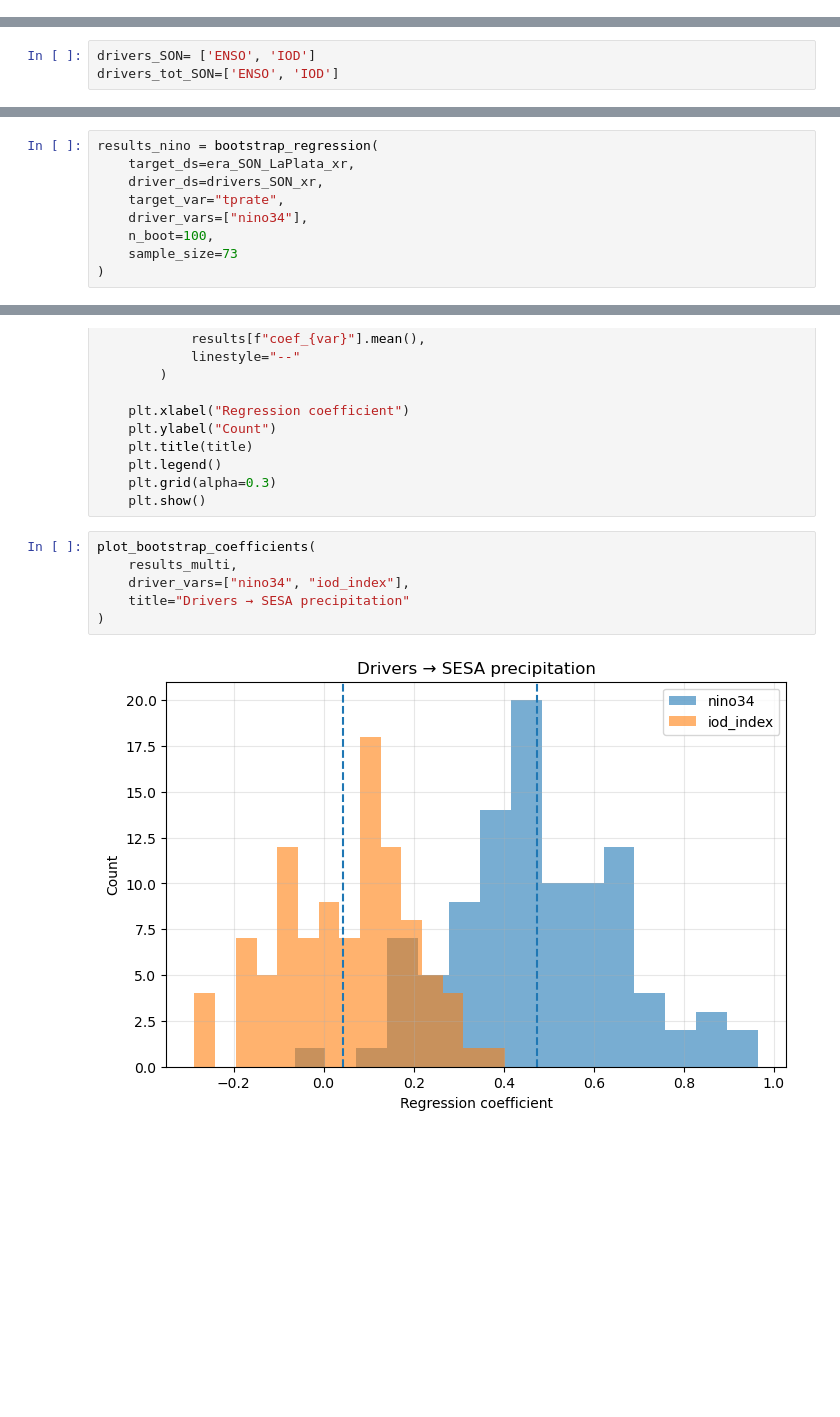
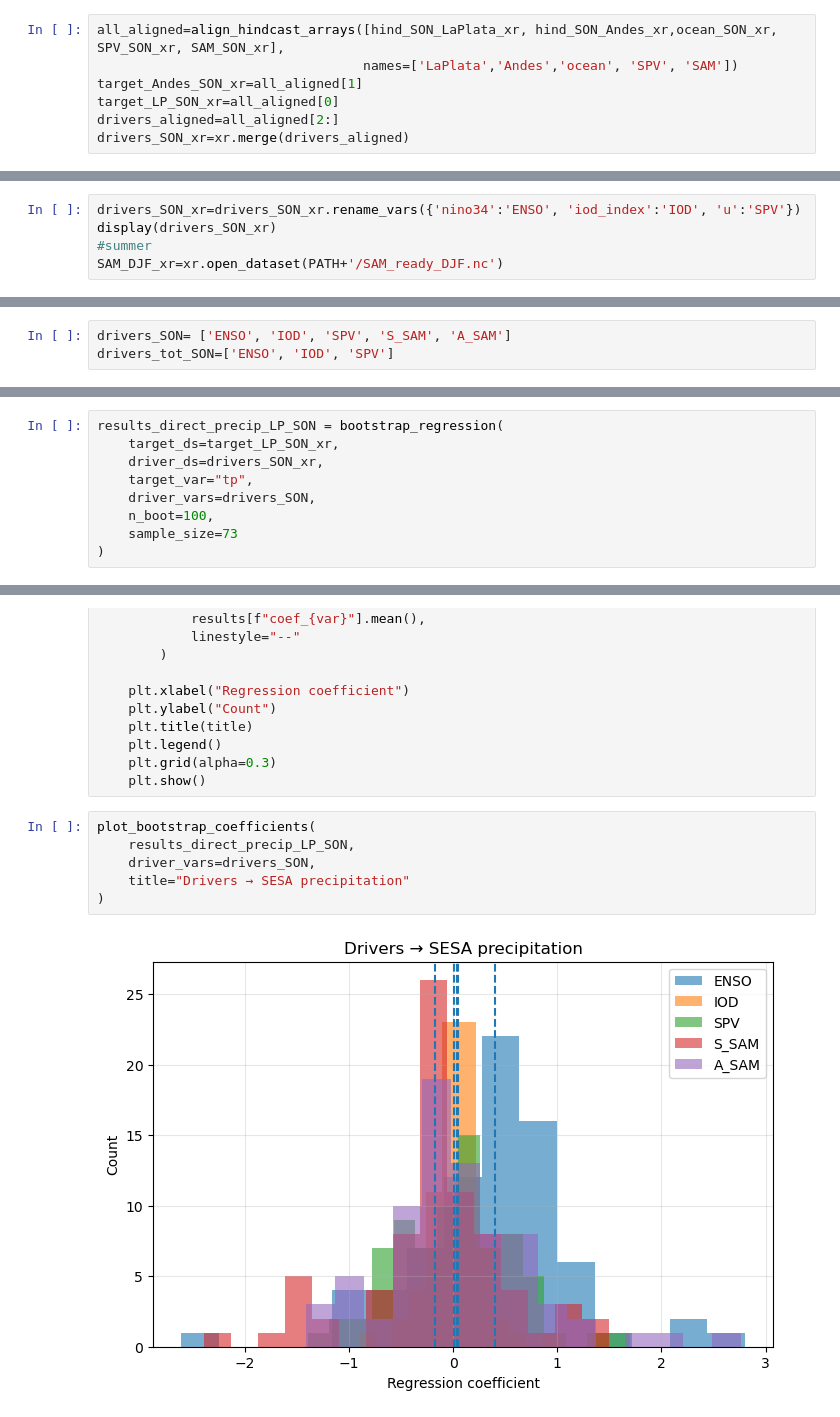
Before and after one commit to giulianolattus-crypto/work, a Jupyter notebook: Hindcast/Causal_Links_regionwise_whole_period_hindcast.ipynb, the cells around one changed output, grey strips where cells are left out. Cells and saved outputs as stored; diff of their text form; blank space fills up the shorter version.

Commit message:
Update index computation

```diff
--- a/Hindcast/Causal_Links_regionwise_whole_period_hindcast.ipynb
+++ b/Hindcast/Causal_Links_regionwise_whole_period_hindcast.ipynb
@@ -70,0 +567,7 @@ drivers_SON_xr=xr.open_dataset(PATH+'/ENSO_IOD_SON.nc')
+# %%
+all_aligned=align_hindcast_arrays([hind_SON_LaPlata_xr, hind_SON_Andes_xr,ocean_SON_xr, SPV_SON_xr, SAM_SON_xr],
+                                  names=['LaPlata','Andes','ocean', 'SPV', 'SAM'])
+target_Andes_SON_xr=all_aligned[1]
+target_LP_SON_xr=all_aligned[0]
+drivers_aligned=all_aligned[2:]
+drivers_SON_xr=xr.merge(drivers_aligned)
@@ -70,0 +592,5 @@ drivers_SON_xr=xr.open_dataset(PATH+'/ENSO_IOD_SON.nc')
+# %%
+drivers_SON_xr=drivers_SON_xr.rename_vars({'nino34':'ENSO', 'iod_index':'IOD', 'u':'SPV'})
+display(drivers_SON_xr)
+#summer
+SAM_DJF_xr=xr.open_dataset(PATH+'/SAM_ready_DJF.nc')
@@ -71,3 +620,3 @@ drivers_SON_xr=xr.open_dataset(PATH+'/ENSO_IOD_SON.nc')
 # %%
-drivers_SON= ['ENSO', 'IOD']
-drivers_tot_SON=['ENSO', 'IOD']
+drivers_SON= ['ENSO', 'IOD', 'SPV', 'S_SAM', 'A_SAM']
+drivers_tot_SON=['ENSO', 'IOD', 'SPV']
@@ -150,9 +777,9 @@ def bootstrap_regression(
 # %%
-results_nino = bootstrap_regression(
-    target_ds=era_SON_LaPlata_xr,
+results_direct_precip_LP_SON = bootstrap_regression(
+    target_ds=target_LP_SON_xr,
     driver_ds=drivers_SON_xr,
-    target_var="tprate",
-    driver_vars=["nino34"],
+    target_var="tp",
+    driver_vars=drivers_SON,
     n_boot=100,
     sample_size=73
 )
@@ -191,12 +827,12 @@ def plot_bootstrap_coefficients(results, driver_vars, title="Bootstrap regressio
     plt.show()
 # %%
 plot_bootstrap_coefficients(
-    results_multi,
-    driver_vars=["nino34", "iod_index"],
+    results_direct_precip_LP_SON,
+    driver_vars=drivers_SON,
     title="Drivers → SESA precipitation"
 )
 # %% [output]
-[figure, old version]
+[figure, new version]
 # %%
 plot_bootstrap_coefficients(
     results_nino,
```
Also changed, not shown: parts of 19 cells of this notebook, 4 other files.
